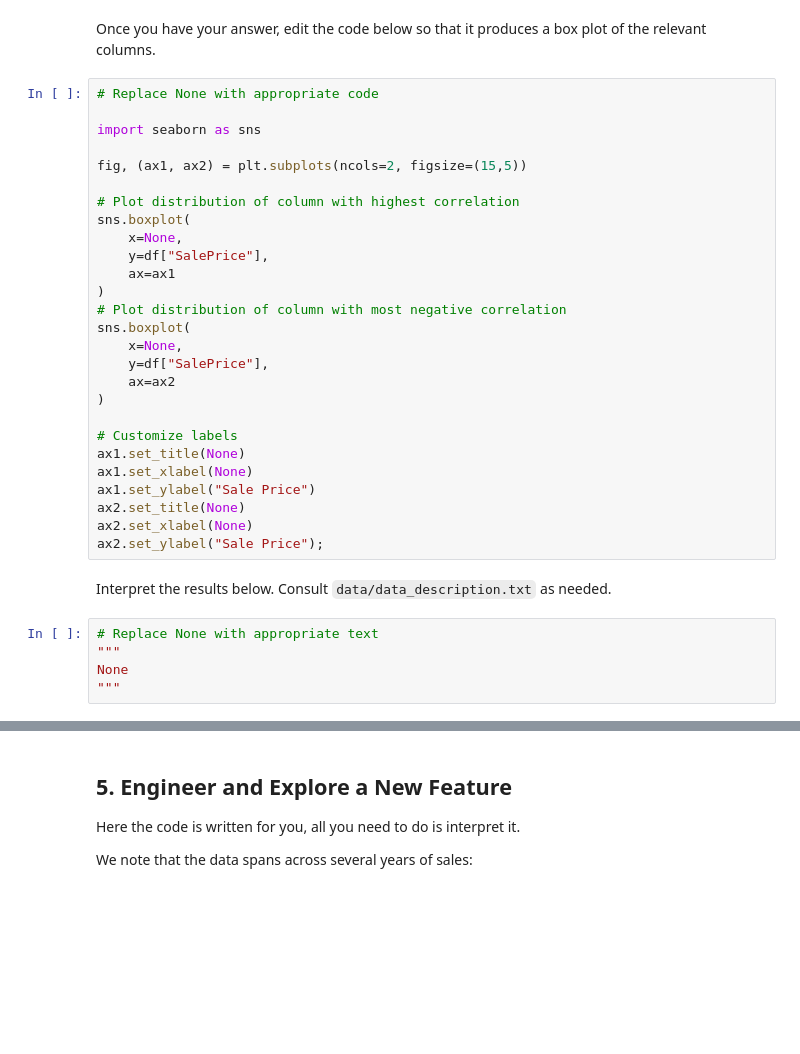
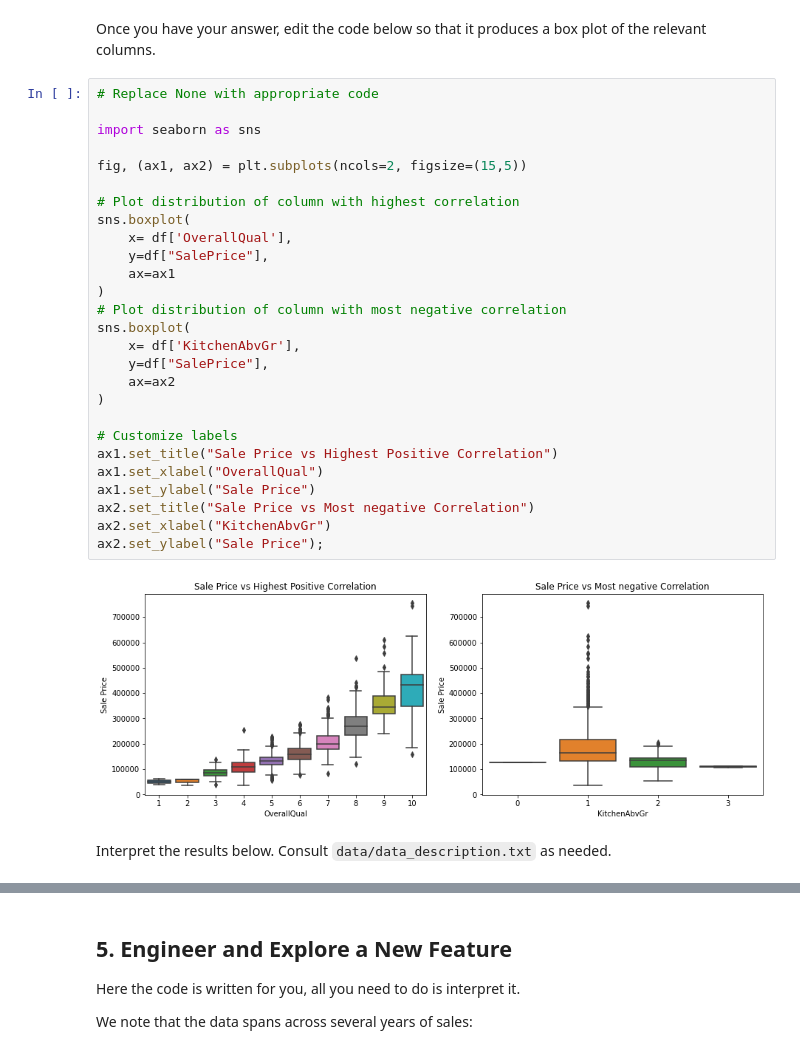
Before and after one commit to mcshoja/dsc-pandas-eda-lab, a Jupyter notebook: index.ipynb, the cells around one changed output, grey strips where cells are left out. Drawn from its saved outputs; the diff is of its cells as text; blank space fills up the shorter version.

```diff
--- a/index.ipynb
+++ b/index.ipynb
@@ -378,34 +408,31 @@ Once you have your answer, edit the code below so that it produces a box plot of
 # %%
 # Replace None with appropriate code
 
 import seaborn as sns
 
 fig, (ax1, ax2) = plt.subplots(ncols=2, figsize=(15,5))
 
 # Plot distribution of column with highest correlation
 sns.boxplot(
-    x=None,
+    x= df['OverallQual'],
     y=df["SalePrice"],
     ax=ax1
 )
 # Plot distribution of column with most negative correlation
 sns.boxplot(
-    x=None,
+    x= df['KitchenAbvGr'],
     y=df["SalePrice"],
     ax=ax2
 )
 
 # Customize labels
-ax1.set_title(None)
-ax1.set_xlabel(None)
+ax1.set_title("Sale Price vs Highest Positive Correlation")
+ax1.set_xlabel("OverallQual")
 ax1.set_ylabel("Sale Price")
-ax2.set_title(None)
-ax2.set_xlabel(None)
+ax2.set_title("Sale Price vs Most negative Correlation")
+ax2.set_xlabel("KitchenAbvGr")
 ax2.set_ylabel("Sale Price");
+# %% [output]
+[figure, added]
 # %% [markdown]
 Interpret the results below. Consult `data/data_description.txt` as needed.
-# %%
-# Replace None with appropriate text
-"""
-None
-"""
```
Also changed, not shown: parts of 21 cells of this notebook.
